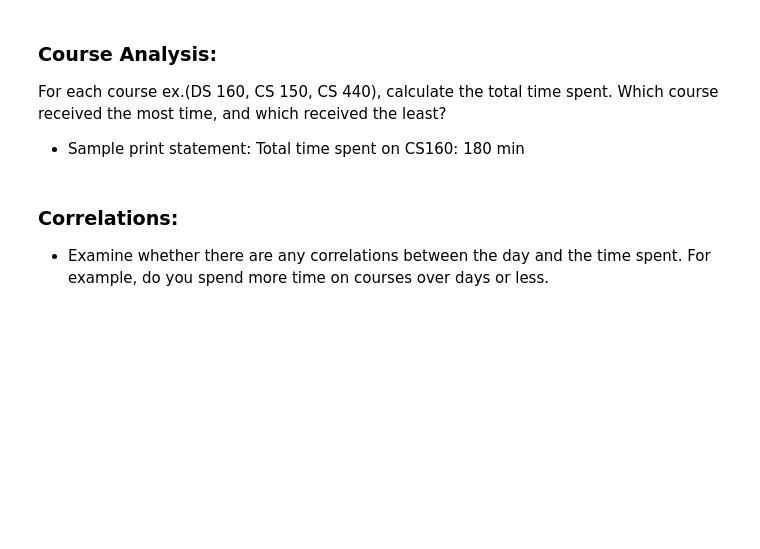
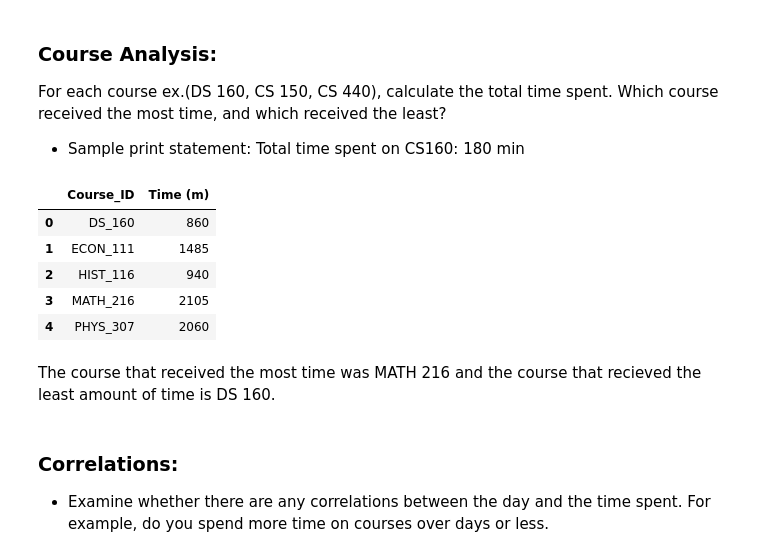
Before and after one commit to Graviton12/In-Class-Assignment-EDA-on-Routine, a Jupyter notebook: Assignment- Time tracking.ipynb, the cells around one changed output. Saved outputs shown, nothing was run; the diff lists cells and outputs as text; code cells hidden in the pictures; blank space fills up the shorter version.

```diff
--- a/Assignment- Time tracking.ipynb
+++ b/Assignment- Time tracking.ipynb
@@ -167,3 +175,14 @@ For each course ex.(DS 160, CS 150, CS 440), calculate the total time spent. Whi
+# %%
+df.groupby('Course_ID')['Time (m)'].sum().reset_index()
+# %% [output]
+|  | Course_ID | Time (m) |
+| 0 | DS_160 | 860 |
+| 1 | ECON_111 | 1485 |
+| 2 | HIST_116 | 940 |
+| 3 | MATH_216 | 2105 |
+| 4 | PHYS_307 | 2060 |
+# %% [markdown]
+The course that received the most time was MATH 216 and the course that recieved the least amount of time is DS 160.
 # %% [markdown]
 ### Correlations:
 - Examine whether there are any correlations between the day and the time spent. For example, do you spend more time on courses over days or less.
```
Also changed, not shown: parts of 7 cells of this notebook.
